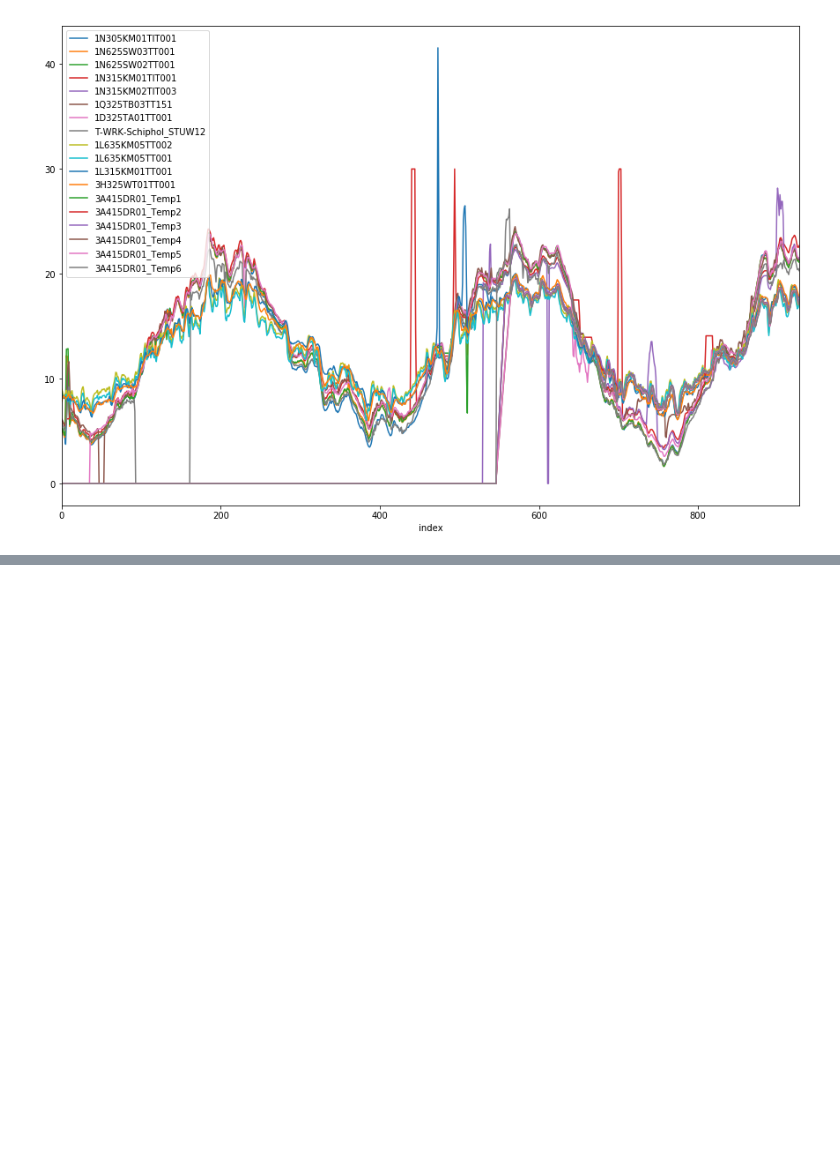
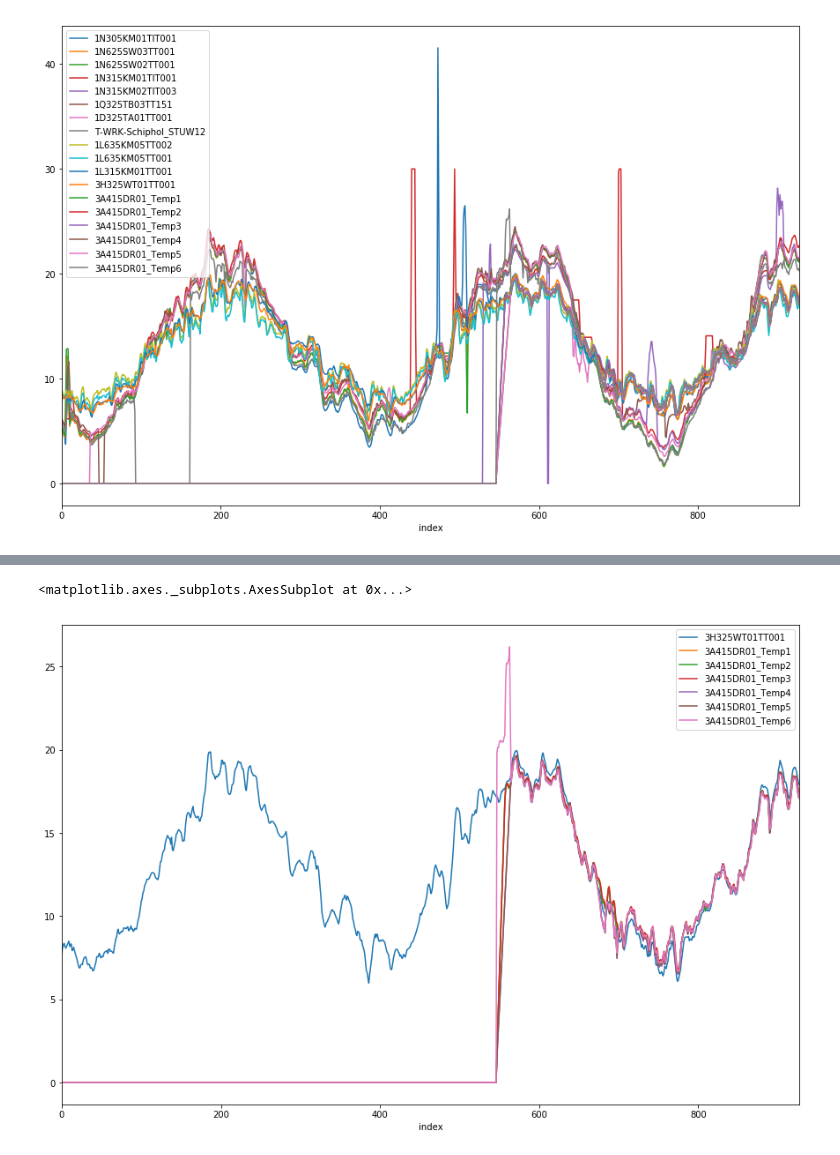
Before and after one commit to waternet/datalab_drw_tempprediction, a Jupyter notebook: Analyse_01.ipynb, the cells around one changed output, grey strips where cells are left out. Saved outputs shown, nothing was run; the diff lists cells and outputs as text; code cells hidden in the pictures; blank space fills up the shorter version.

```diff
--- a/Analyse_01.ipynb
+++ b/Analyse_01.ipynb
@@ -46,0 +55,5 @@ plt.show()
+# %%
+df.plot(x='index', y=data.TAGS_OUTPUT, figsize=(15,10))
+# %% [output]
+<matplotlib.axes._subplots.AxesSubplot at 0x...>
+[figure, added]
```
Also changed, not shown: parts of 8 cells of this notebook, 1 other file.
